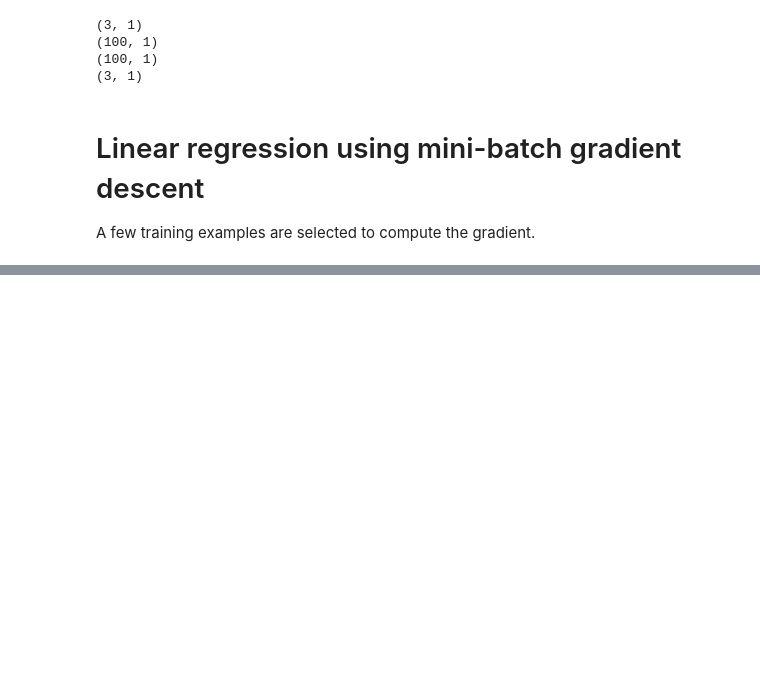
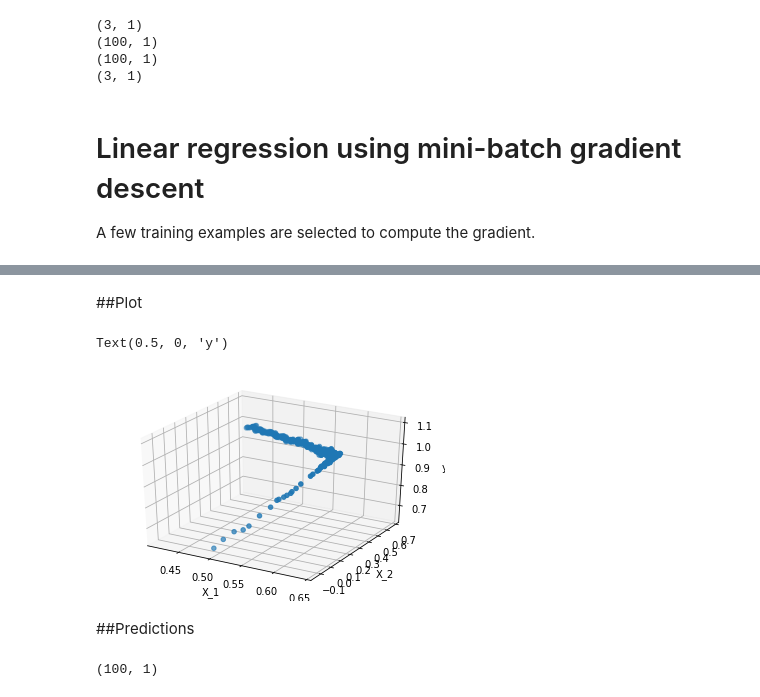
Before and after one commit to TatianaO8/AI, a Jupyter notebook: HW_2_2.ipynb, the cells around one changed output, grey strips where cells are left out. Cells and saved outputs as stored; diff of their text form; code cells hidden in the pictures; blank space fills up the shorter version.

```diff
--- a/HW_2_2.ipynb
+++ b/HW_2_2.ipynb
@@ -109,2 +109,16 @@ array([[0.45088908],
 # %%
 weight_path_mgd = np.array(weight_path_mgd)
+# %% [markdown]
+##Plot
+# %%
+fig = plt.figure()
+ax = plt.axes(projection='3d')
+ax.scatter(weight_path_mgd[:,0], weight_path_mgd[:,1], weight_path_mgd[:,2])
+ax.set_xlabel('X_1')
+ax.set_ylabel('X_2')
+ax.set_zlabel('y')
+# %% [output]
+Text(0.5, 0, 'y')
+[figure, added]
+# %% [markdown]
+##Predictions
@@ -110,0 +135,5 @@ weight_path_mgd = np.array(weight_path_mgd)
+# %%
+X.shape
+y.shape
+# %% [output]
+(100, 1)
```
Also changed, not shown: parts of 7 cells of this notebook.
